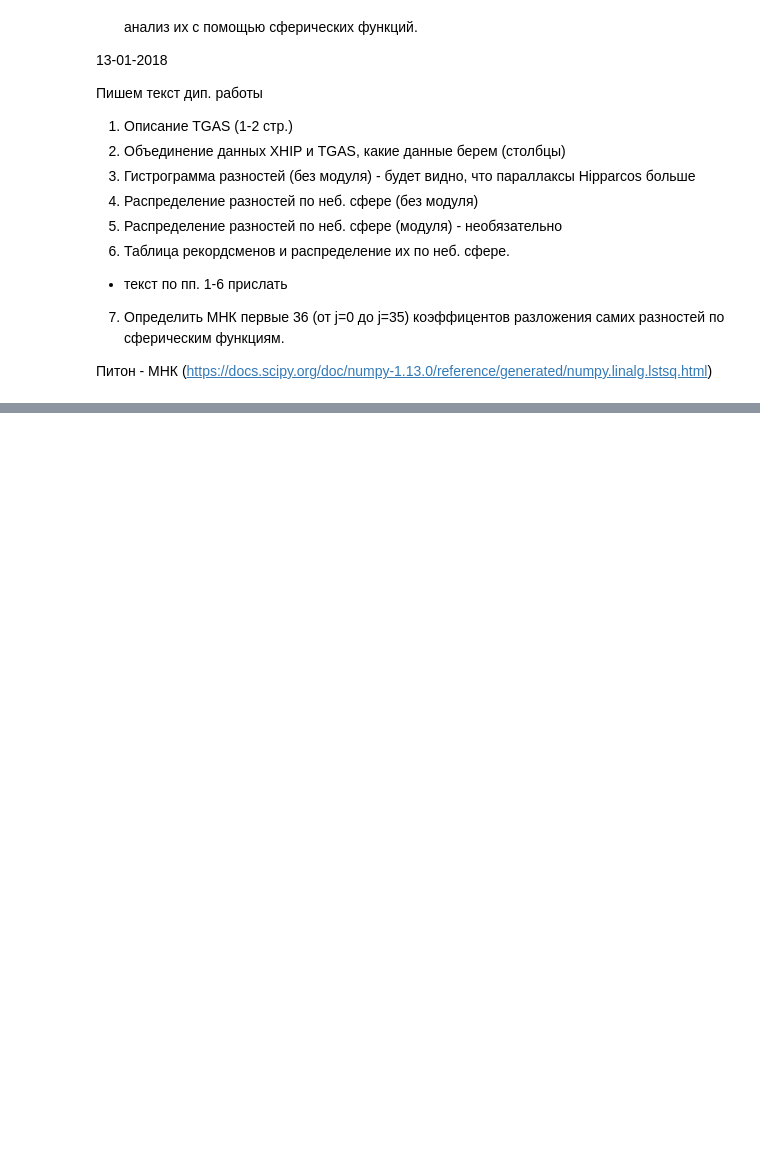
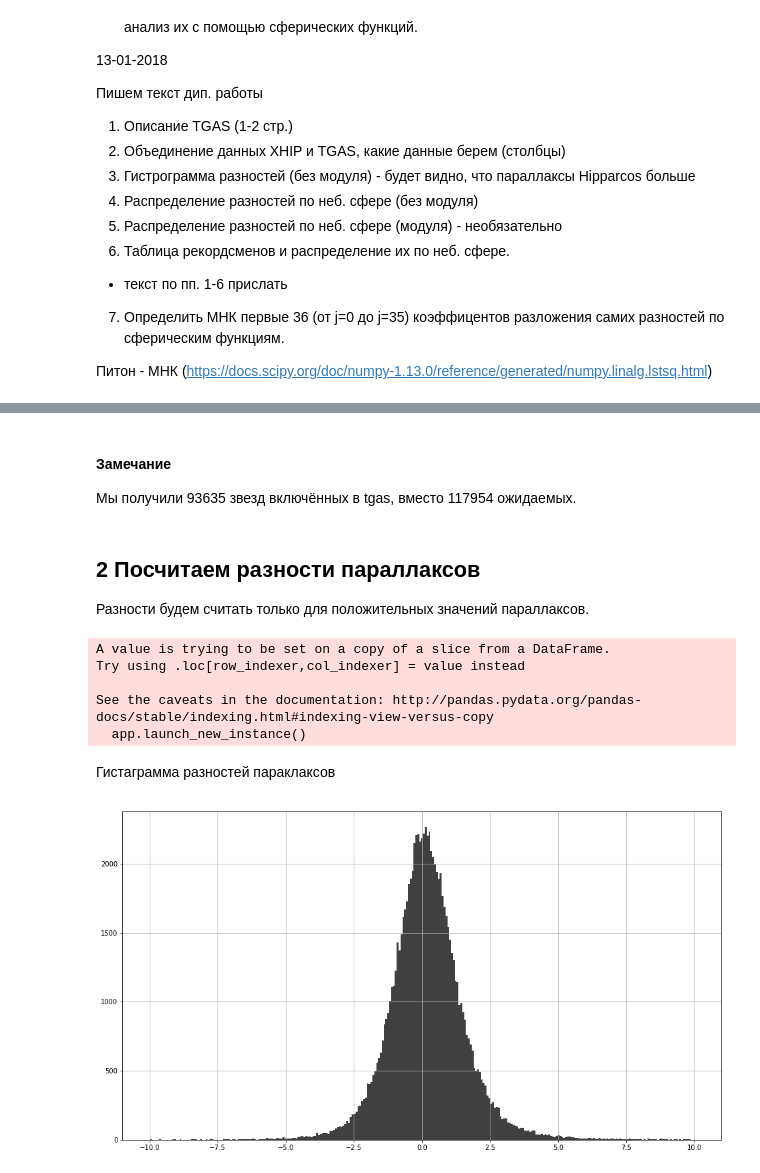
Before and after one commit to paantya/gaialib, a Jupyter notebook: d2018.ipynb, the cells around one changed output, grey strips where cells are left out. Drawn from its saved outputs; the diff is of its cells as text; code cells hidden in the pictures; blank space fills up the shorter version.

```diff
--- a/d2018.ipynb
+++ b/d2018.ipynb
@@ -346,0 +95,4 @@ hp.mollview(m, title="Mollview image RING")
+# %%
+def times():
+    time_format = "%H:%M:%S.%f:" #"%Y.%m.%d-%H:%M:%S.%f:"
+    return str(datetime.strftime(datetime.now(), time_format))
@@ -346,0 +229,3 @@ hp.mollview(m, title="Mollview image RING")
+# %%
+hip_split = ['hip','parallax_hip','parallax_error_hip']
+df_hip_tgas = df_hip[df_hip["hip"].isin(df_tgas_hip['hip'])][hip_split];
@@ -346,0 +234,12 @@ hp.mollview(m, title="Mollview image RING")
+# %%
+df_tgas_hip.index = df_hip_tgas.index;
+
+df_tgas_hip['parallax_hip'] = df_hip_tgas['parallax_hip'];
+df_tgas_hip['parallax_error_hip'] = df_hip_tgas['parallax_error_hip'];
+#df_tgas_hip['parallax_relatively_difference'] = np.abs(df_tgas_hip['parallax'] - df_tgas_hip['parallax_hip'])
+
+#df_tgas_hip.head(10)
+
+df_tgas_hip.loc[df_tgas_hip['ra'] > 180,'ra'] = df_tgas_hip.loc[df_tgas_hip['ra'] > 180]['ra'] - 360
+df_tgas_hip.loc[df_tgas_hip['l'] > 180,'l'] = df_tgas_hip.loc[df_tgas_hip['l'] > 180]['l'] - 360
+df_tgas_hip.loc[df_tgas_hip['ecl_lon'] > 180,'ecl_lon'] = df_tgas_hip.loc[df_tgas_hip['ecl_lon'] > 180]['ecl_lon'] - 360
@@ -346,0 +261,24 @@ hp.mollview(m, title="Mollview image RING")
+# %% [markdown]
+#### Замечание
+
+Мы получили 93635 звезд включённых в tgas, вместо 117954 ожидаемых.
+# %% [markdown]
+## 2 Посчитаем разности параллаксов ##
+
+Разности будем считать только для положительных значений параллаксов.
+# %%
+srez = (df_tgas_hip['parallax'] > 0) & (df_tgas_hip['parallax_hip'] > 0 & ~df_tgas_hip['parallax'].apply(lambda x: np.isnan(x)) & ~df_tgas_hip['parallax_hip'].apply(lambda x: np.isnan(x)))
+
+df_tgas_hip['parallax_difference'] = df_tgas_hip[srez]['parallax_hip'] - df_tgas_hip[srez]['parallax']
+# %% [output]
+A value is trying to be set on a copy of a slice from a DataFrame.
+Try using .loc[row_indexer,col_indexer] = value instead
+
+See the caveats in the documentation: http://pandas.pydata.org/pandas-docs/stable/indexing.html#indexing-view-versus-copy
+  app.launch_new_instance()
+# %% [markdown]
+Гистаграмма разностей параклаксов
+# %%
+df_tgas_hip['parallax_difference'].hist(bins='fd',range=(-10,10), color='k', alpha=0.75,  figsize = (16,9)); #fd
+# %% [output]
+[figure, added]
```
Also changed, not shown: parts of 38 cells of this notebook.
